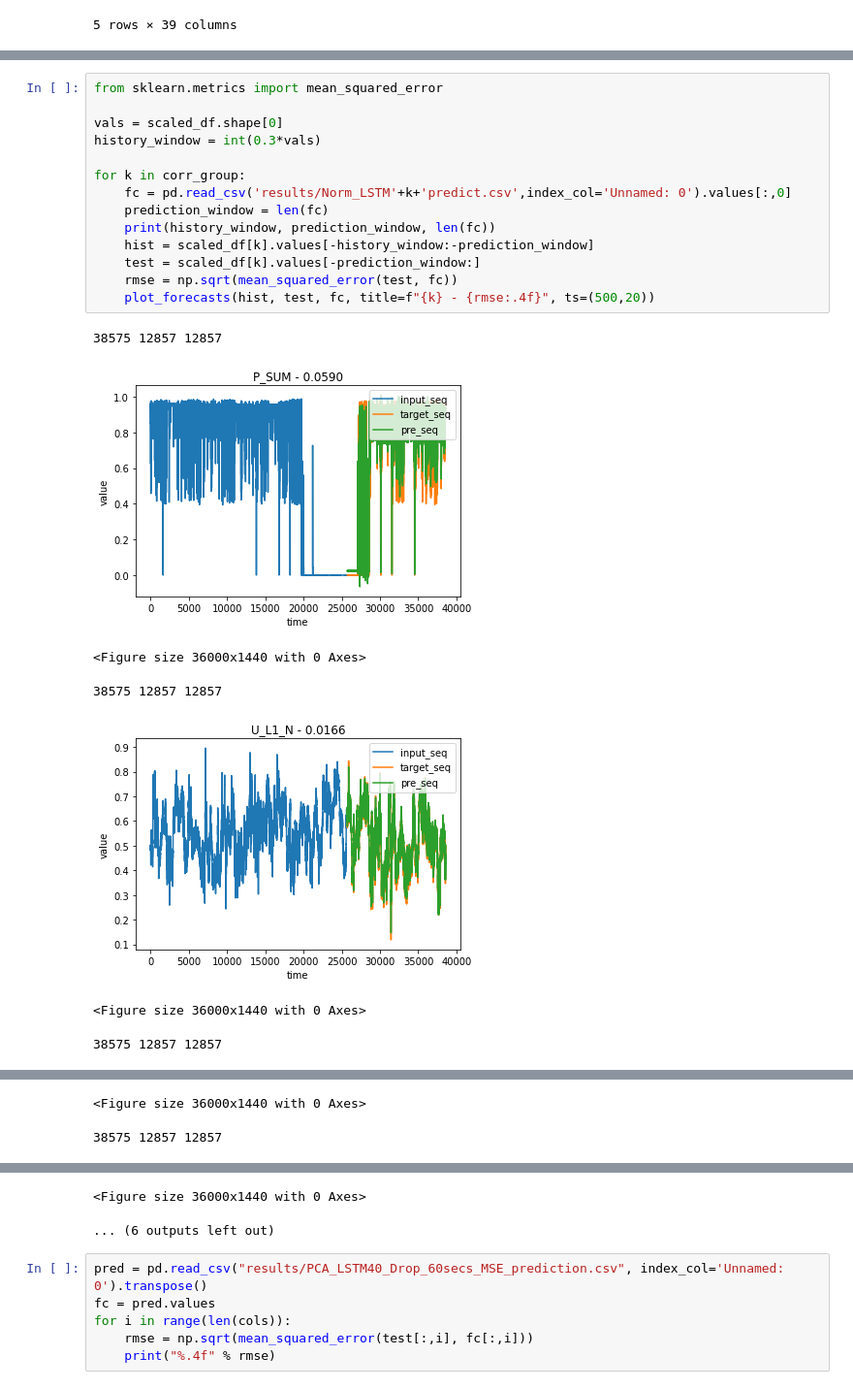
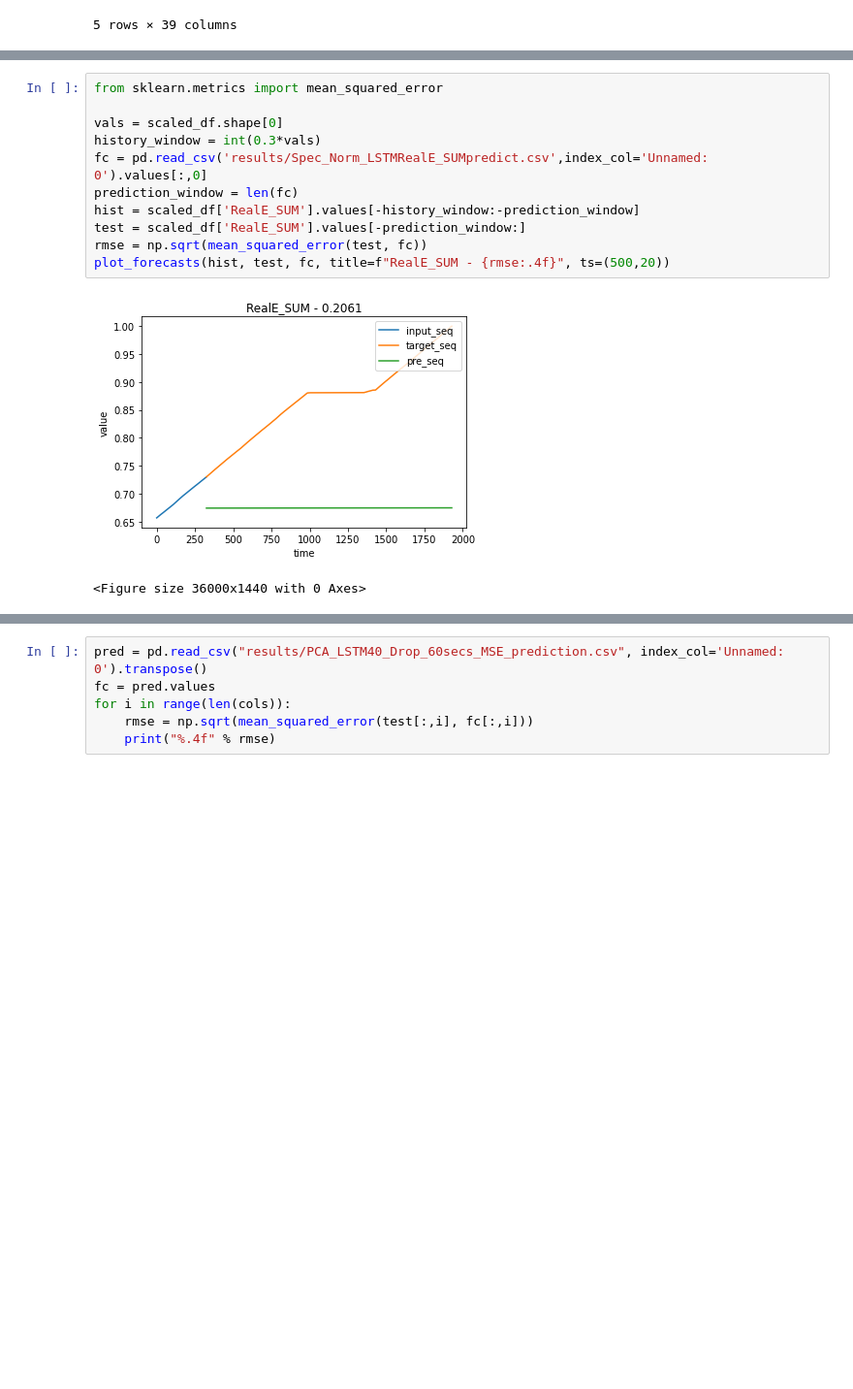
Before and after one commit to PedroOliveiraPT/Electricity-Forecasting, a Jupyter notebook: Results.ipynb, the cells around one changed output, grey strips where cells are left out. Shown at 97% size. Cells and saved outputs as stored; diff of their text form; blank space fills up the shorter version.

```diff
--- a/Results.ipynb
+++ b/Results.ipynb
@@ -141,22 +137,14 @@ scaled_df.head()
 # %%
 from sklearn.metrics import mean_squared_error
 
 vals = scaled_df.shape[0]
 history_window = int(0.3*vals)
-
-for k in corr_group:
-    fc = pd.read_csv('results/Norm_LSTM'+k+'predict.csv',index_col='Unnamed: 0').values[:,0]
-    prediction_window = len(fc)
-    print(history_window, prediction_window, len(fc))
-    hist = scaled_df[k].values[-history_window:-prediction_window]
-    test = scaled_df[k].values[-prediction_window:]
-    rmse = np.sqrt(mean_squared_error(test, fc))
-    plot_forecasts(hist, test, fc, title=f"{k} - {rmse:.4f}", ts=(500,20))
+fc = pd.read_csv('results/Spec_Norm_LSTMRealE_SUMpredict.csv',index_col='Unnamed: 0').values[:,0]
+prediction_window = len(fc)
+hist = scaled_df['RealE_SUM'].values[-history_window:-prediction_window]
+test = scaled_df['RealE_SUM'].values[-prediction_window:]
+rmse = np.sqrt(mean_squared_error(test, fc))
+plot_forecasts(hist, test, fc, title=f"RealE_SUM - {rmse:.4f}", ts=(500,20))
 # %% [output]
+[figure, new version]
-38575 12857 12857
+<Figure size 36000x1440 with 0 Axes>
-[figure, old version]
-<Figure size 36000x1440 with 0 Axes>
-38575 12857 12857
-[figure, removed]
-<Figure size 36000x1440 with 0 Axes>
-38575 12857 12857
@@ -164,2 +150,0 @@ for k in corr_group:
-<Figure size 36000x1440 with 0 Axes>
-38575 12857 12857
@@ -167,5 +151,3 @@ for k in corr_group:
-<Figure size 36000x1440 with 0 Axes>
-... (6 outputs left out)
 # %%
 pred = pd.read_csv("results/PCA_LSTM40_Drop_60secs_MSE_prediction.csv", index_col='Unnamed: 0').transpose()
 fc = pred.values
```
Also changed, not shown: parts of 4 cells of this notebook, 2 other files.
